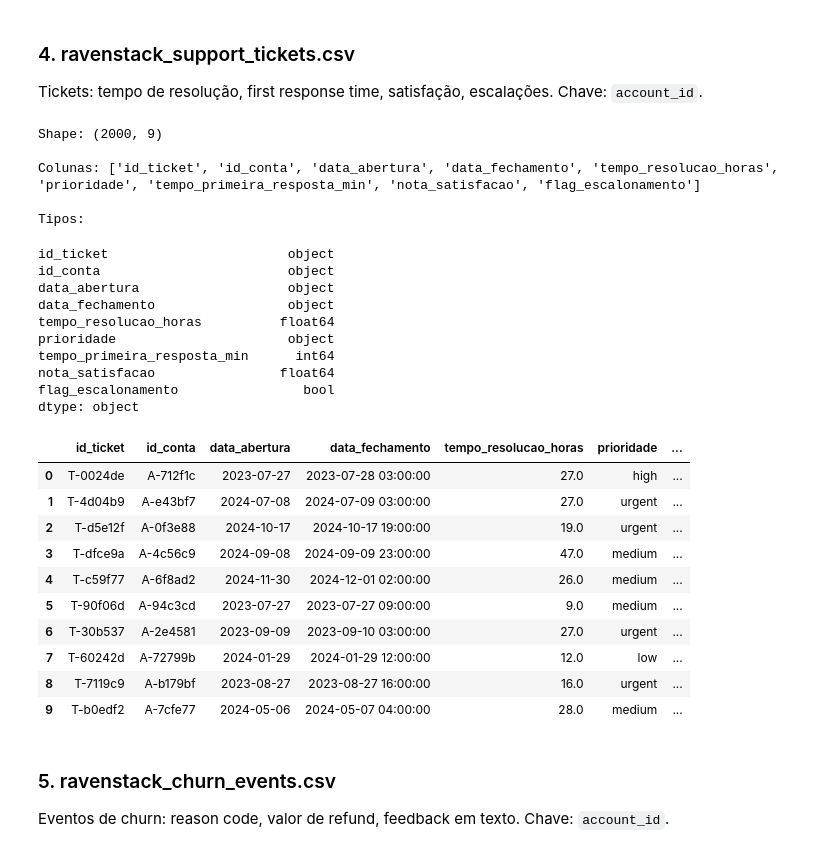
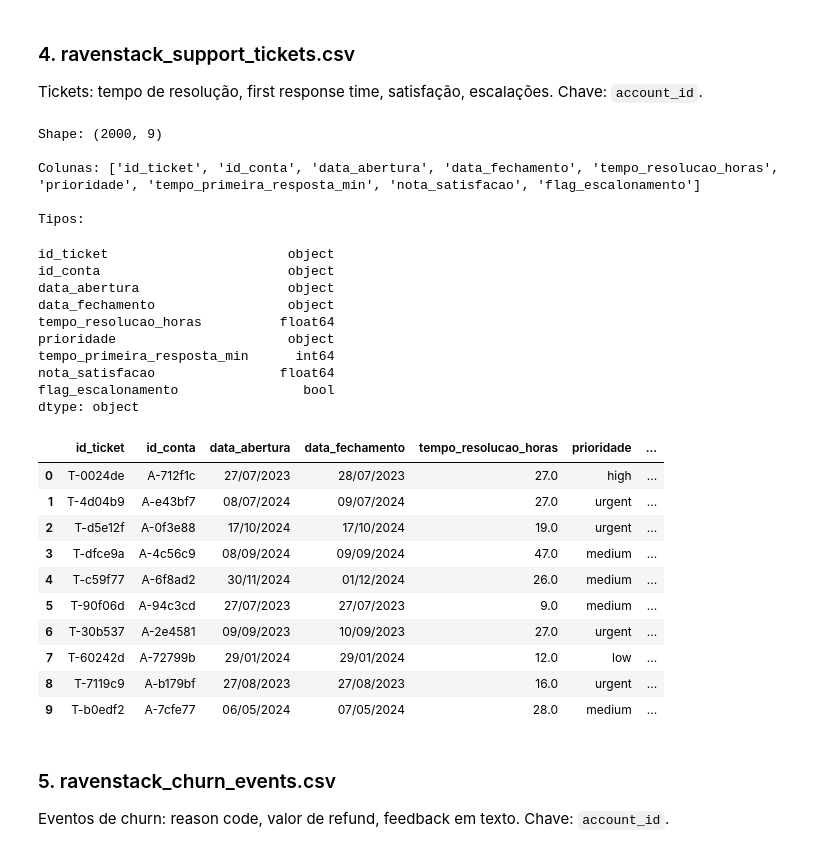
Before and after one commit to moraesvn/ai-master-challenge, a Jupyter notebook: submissions/Vinicius-Moraes/solution/01_load_datasets.ipynb, the cells around one changed output. Drawn from its saved outputs; the diff is of its cells as text; code cells hidden in the pictures.

```diff
--- a/submissions/Vinicius-Moraes/solution/01_load_datasets.ipynb
+++ b/submissions/Vinicius-Moraes/solution/01_load_datasets.ipynb
@@ -25,6 +25,11 @@ accounts = accounts.rename(columns={
     "is_trial": "periodo_teste",
     "churn_flag": "flag_churn",
 })
+
+# NaN em colunas de texto/categóricas -> "Não fornecido"
+for col in accounts.select_dtypes(include="object").columns:
+    accounts[col] = accounts[col].fillna("Não fornecido")
+
 print("Shape:", accounts.shape)
 print("\nColunas:", list(accounts.columns))
 print("\nTipos:")
@@ -126,11 +150,23 @@ feature_usage = feature_usage.rename(columns={
     "subscription_id": "id_assinatura",
     "usage_date": "data_uso",
     "feature_name": "nome_feature",
-    "usage_count": "contagem_uso",
+    "usage_count": "quantidade_usos",
     "usage_duration_secs": "duracao_uso_seg",
     "error_count": "contagem_erros",
     "is_beta_feature": "feature_beta",
 })
+
+# Data de uso em formato padrão Brasil (dd/mm/yyyy)
+feature_usage["data_uso"] = pd.to_datetime(feature_usage["data_uso"], errors="coerce").dt.strftime("%d/%m/%Y")
+
+# Duração: segundos -> minutos (nova coluna, remove segundos)
+feature_usage["duracao_uso_min"] = (feature_usage["duracao_uso_seg"] / 60).round(2)
+feature_usage = feature_usage.drop(columns=["duracao_uso_seg"])
+
+# NaN em colunas de texto/categóricas -> "Não fornecido"
+for col in feature_usage.select_dtypes(include="object").columns:
+    feature_usage[col] = feature_usage[col].fillna("Não fornecido")
+
 print("Shape:", feature_usage.shape)
 print("\nColunas:", list(feature_usage.columns))
 print("\nTipos:")
@@ -171,6 +207,9 @@ feature_usage = feature_usage.merge(
     on="id_assinatura",
     how="left"
 )
+# NaN em id_conta (e demais object) após merge -> "Não fornecido"
+for col in feature_usage.select_dtypes(include="object").columns:
+    feature_usage[col] = feature_usage[col].fillna("Não fornecido")
 print("Colunas após merge:", list(feature_usage.columns))
 print("Shape:", feature_usage.shape)
 feature_usage.head(10)
@@ -199,43 +238,53 @@ support_tickets = support_tickets.rename(columns={
     "submitted_at": "data_abertura",
     "closed_at": "data_fechamento",
     "resolution_time_hours": "tempo_resolucao_horas",
     "priority": "prioridade",
     "first_response_time_minutes": "tempo_primeira_resposta_min",
     "satisfaction_score": "nota_satisfacao",
     "escalation_flag": "flag_escalonamento",
 })
+
+# Datas em formato padrão Brasil (dd/mm/yyyy)
+support_tickets["data_abertura"] = pd.to_datetime(support_tickets["data_abertura"], errors="coerce").dt.strftime("%d/%m/%Y")
+# data_fechamento: apenas a data (dd/mm/yyyy)
+support_tickets["data_fechamento"] = pd.to_datetime(support_tickets["data_fechamento"], errors="coerce").dt.strftime("%d/%m/%Y")
+
+# NaN em colunas de texto/categóricas -> "Não fornecido"
+for col in support_tickets.select_dtypes(include="object").columns:
+    support_tickets[col] = support_tickets[col].fillna("Não fornecido")
+
 print("Shape:", support_tickets.shape)
 print("\nColunas:", list(support_tickets.columns))
 print("\nTipos:")
 display(support_tickets.dtypes)
 support_tickets.head(10)
 # %% [output]
 Shape: (2000, 9)
 
 Colunas: ['id_ticket', 'id_conta', 'data_abertura', 'data_fechamento', 'tempo_resolucao_horas', 'prioridade', 'tempo_primeira_resposta_min', 'nota_satisfacao', 'flag_escalonamento']
 
 Tipos:
 id_ticket                       object
 id_conta                        object
 data_abertura                   object
 data_fechamento                 object
 tempo_resolucao_horas          float64
 prioridade                      object
 tempo_primeira_resposta_min      int64
 nota_satisfacao                float64
 flag_escalonamento                bool
 dtype: object
 |  | id_ticket | id_conta | data_abertura | data_fechamento | tempo_resolucao_horas | prioridade | ... |
-| 0 | T-0024de | A-712f1c | 2023-07-27 | 2023-07-28 03:00:00 | 27.0 | high | ... |
-| 1 | T-4d04b9 | A-e43bf7 | 2024-07-08 | 2024-07-09 03:00:00 | 27.0 | urgent | ... |
-| 2 | T-d5e12f | A-0f3e88 | 2024-10-17 | 2024-10-17 19:00:00 | 19.0 | urgent | ... |
-| 3 | T-dfce9a | A-4c56c9 | 2024-09-08 | 2024-09-09 23:00:00 | 47.0 | medium | ... |
-| 4 | T-c59f77 | A-6f8ad2 | 2024-11-30 | 2024-12-01 02:00:00 | 26.0 | medium | ... |
-| 5 | T-90f06d | A-94c3cd | 2023-07-27 | 2023-07-27 09:00:00 | 9.0 | medium | ... |
-| 6 | T-30b537 | A-2e4581 | 2023-09-09 | 2023-09-10 03:00:00 | 27.0 | urgent | ... |
-| 7 | T-60242d | A-72799b | 2024-01-29 | 2024-01-29 12:00:00 | 12.0 | low | ... |
-| 8 | T-7119c9 | A-b179bf | 2023-08-27 | 2023-08-27 16:00:00 | 16.0 | urgent | ... |
-| 9 | T-b0edf2 | A-7cfe77 | 2024-05-06 | 2024-05-07 04:00:00 | 28.0 | medium | ... |
+| 0 | T-0024de | A-712f1c | 27/07/2023 | 28/07/2023 | 27.0 | high | ... |
+| 1 | T-4d04b9 | A-e43bf7 | 08/07/2024 | 09/07/2024 | 27.0 | urgent | ... |
+| 2 | T-d5e12f | A-0f3e88 | 17/10/2024 | 17/10/2024 | 19.0 | urgent | ... |
+| 3 | T-dfce9a | A-4c56c9 | 08/09/2024 | 09/09/2024 | 47.0 | medium | ... |
+| 4 | T-c59f77 | A-6f8ad2 | 30/11/2024 | 01/12/2024 | 26.0 | medium | ... |
+| 5 | T-90f06d | A-94c3cd | 27/07/2023 | 27/07/2023 | 9.0 | medium | ... |
+| 6 | T-30b537 | A-2e4581 | 09/09/2023 | 10/09/2023 | 27.0 | urgent | ... |
+| 7 | T-60242d | A-72799b | 29/01/2024 | 29/01/2024 | 12.0 | low | ... |
+| 8 | T-7119c9 | A-b179bf | 27/08/2023 | 27/08/2023 | 16.0 | urgent | ... |
+| 9 | T-b0edf2 | A-7cfe77 | 06/05/2024 | 07/05/2024 | 28.0 | medium | ... |
 # %% [markdown]
 ### 5. ravenstack_churn_events.csv
 Eventos de churn: reason code, valor de refund, feedback em texto. Chave: `account_id`.
```
Also changed, not shown: parts of 6 cells of this notebook.
